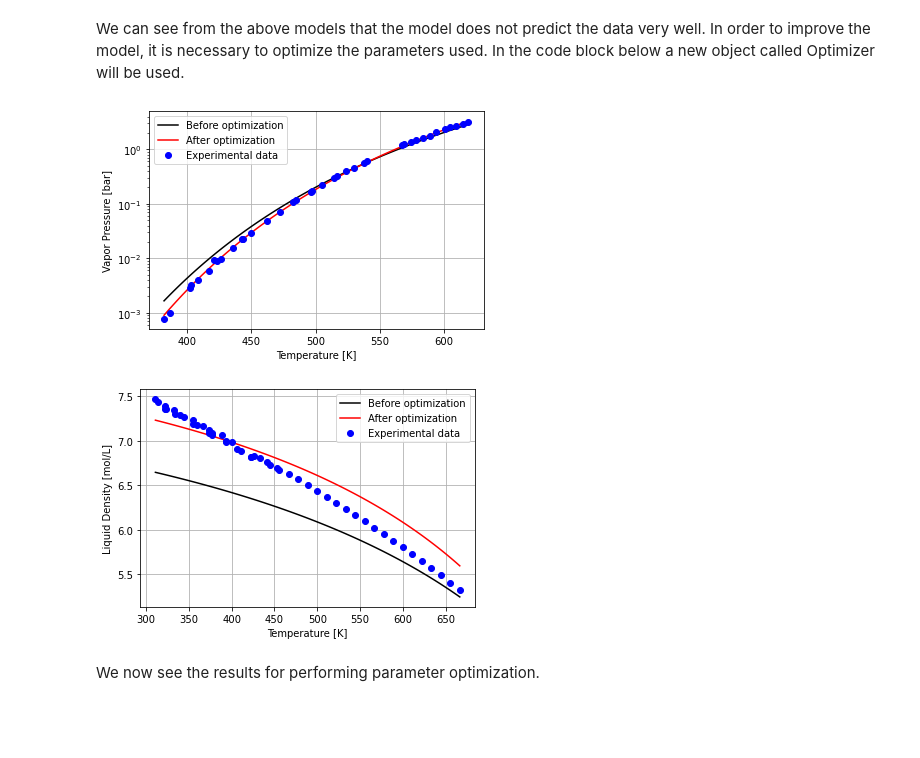
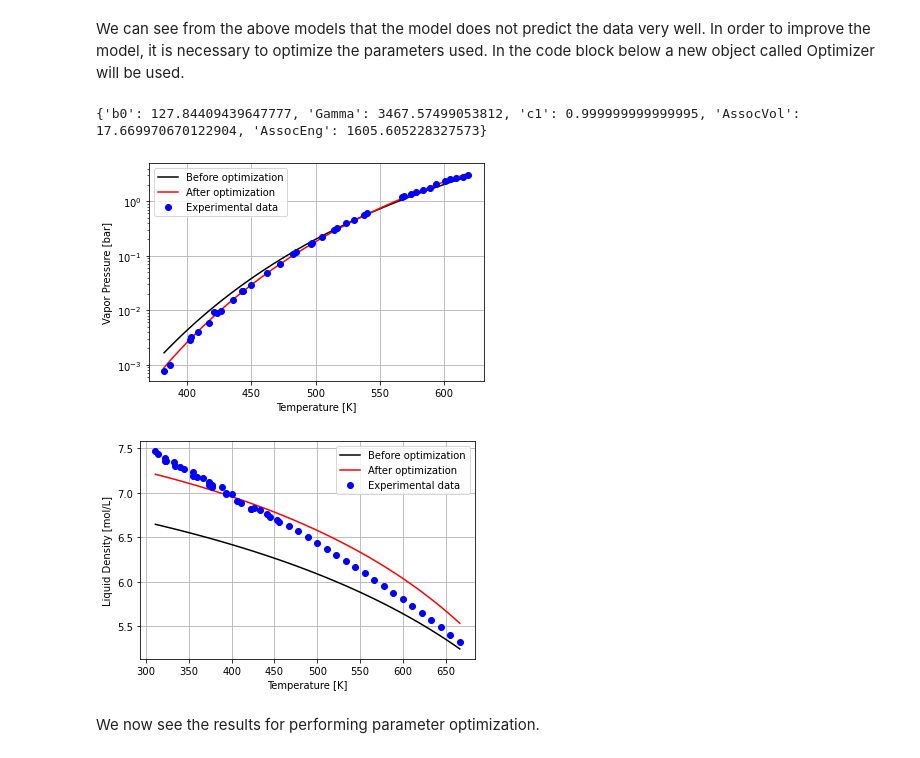
Before and after one commit to olisimdan/PyTherm, a Jupyter notebook: 4. Parameter Optimization.ipynb, the cells around one changed output. Saved outputs shown, nothing was run; the diff lists cells and outputs as text; code cells hidden in the pictures; blank space fills up the shorter version.

```diff
--- a/4. Parameter Optimization.ipynb
+++ b/4. Parameter Optimization.ipynb
@@ -180,7 +180,11 @@ optimizer.Add_Experimental_Data(exp_data)
 
 #Now the optimizer have enough information to perform parameterization. Keep in mind that Optimizer is solely for
 #CPA model, a
-b0_new, Gamma_new, c1_new, AssocVol_new, AssocEng_new = optimizer.Calculation()
+opti_params = optimizer.Calculation()
+# %%
+print(opti_params)
+# %% [output]
+{'b0': 127.84409439647777, 'Gamma': 3467.57499053812, 'c1': 0.999999999999995, 'AssocVol': 17.669970670122904, 'AssocEng': 1605.605228327573}
 # %%
 P_model_imp = np.zeros(n) #Memory allocation - Good practice, more efficient
 rho_model_imp = np.zeros(n) #Memory allocation - Good practice, more efficient
@@ -189,40 +193,40 @@ rho_model_imp = np.zeros(n) #Memory allocation - Good practice, more efficient
 Thermo_improved = pytherm.Model() #Setting up thermodynamic calculations for the improved parameters.
 Thermo_improved.NoPureComp(1)
 Thermo_improved.CritProps(1,Tc,Pc,Om)
-Thermo_improved.CPAParams(1,b0_new,Gamma_new,c1_new)
-Thermo_improved.AssocParams(1,AssocSch,AssocVol_new,AssocEng_new)
+Thermo_improved.CPAParams(1,opti_params["b0"],opti_params["Gamma"],opti_params["c1"])
+Thermo_improved.AssocParams(1,AssocSch,opti_params["AssocVol"],opti_params["AssocEng"])
 
 Thermo_improved.Setup_Thermo()
 
 for i in range(0,n):
     P_model_imp[i], b, c = Thermo_improved.PBubble(T_model_psat[i],[1.0])
     rho_model_imp[i] = Thermo.LiqRho(T_model_rho[i],[1.0])
 
 Thermo_improved.Finishup_Thermo()
 #-----------------------------------------------------------------------------------
 
 plt.plot(T_model_psat,P_model,color="black")
 plt.plot(T_model_psat,P_model_imp,color="red")
 plt.plot(expT_psat,expP,'o',color="blue",markersize=  6)
 plt.xlabel("Temperature [K]")
 plt.ylabel("Vapor Pressure [bar]")
 plt.yscale('log')
 
 plt.legend(["Before optimization","After optimization","Experimental data"])
 plt.grid()
 plt.show()
 
 plt.plot(T_model_rho,rho_model,color="black")
 plt.plot(T_model_rho,rho_model_imp,color="red")
 plt.plot(expT_rho,expRho,'o',color="blue",markersize=  6)
 plt.xlabel("Temperature [K]")
 plt.ylabel("Liquid Density [mol/L]")
 plt.legend(["Before optimization","After optimization","Experimental data"])
 plt.grid()
 plt.show()
 # %% [output]
 [figure]
-[figure, old version]
+[figure, new version]
 # %% [markdown]
 We now see the results for performing parameter optimization.
 # %% [markdown]
```
Also changed, not shown: parts of 3 cells of this notebook, 22 other files.
